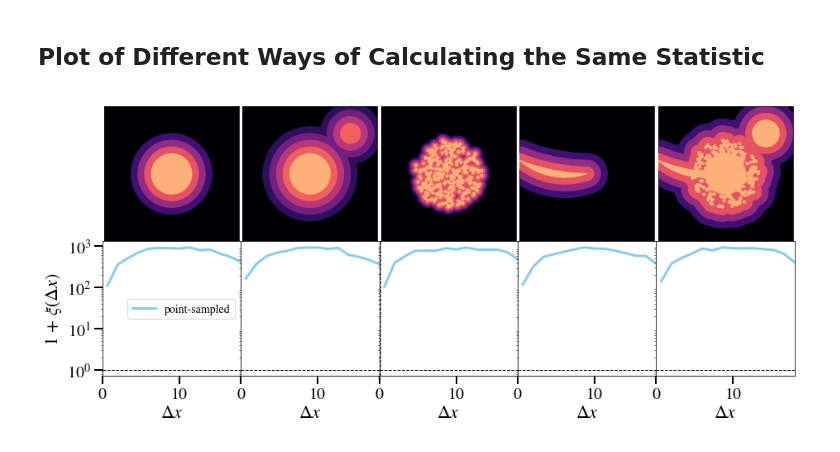
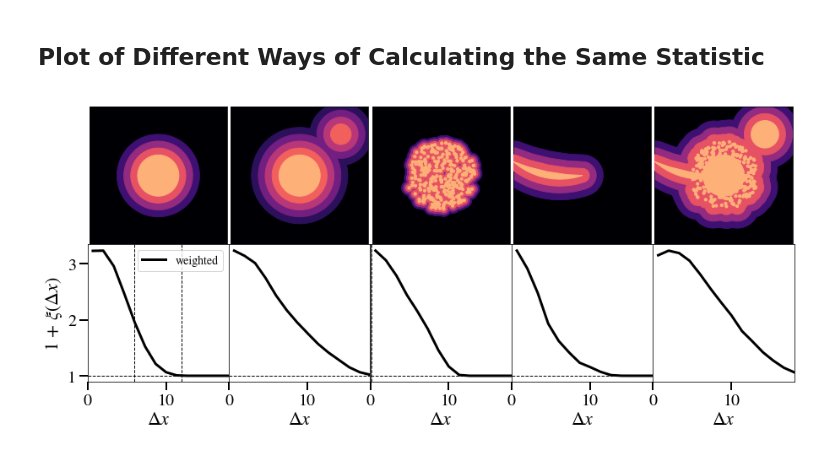
Before and after one commit to zhafen/stained_glass, a Jupyter notebook: stained_glass/examples/explain_value_dependant_statistics.ipynb, the cells around one changed output. Saved outputs shown, nothing was run; the diff lists cells and outputs as text; code cells hidden in the pictures.

Commit message:
Added weighted TPCF.

```diff
--- a/stained_glass/examples/explain_value_dependant_statistics.ipynb
+++ b/stained_glass/examples/explain_value_dependant_statistics.ipynb
@@ -14,7 +14,7 @@ import stained_glass.stats as stats
 ## Parameters
 # %%
 # Number of sightlines
-n = 100
+n = 1000
 r_clump = 0.2
 edges_log = np.logspace( -2., np.log10( 20. ), 16 )
 edges = np.linspace( 0., 20., 16 )
@@ -208,8 +208,8 @@ for i, ip in enumerate( ips ):
         xs,
         1. + tpcf,
         linewidth = 3,
-        color = palettable.cartocolors.qualitative.Safe_2.mpl_colors[0],
-        label = 'point-sampled'
+        color = 'k',
+        label = 'weighted'
     )
 #     ax.plot(
 #         xs,
@@ -227,10 +227,27 @@ for i, ip in enumerate( ips ):
     )
 
     if i == 2:
+
+        # Clump line
         ax.axvline(
             r_clump,
             linewidth = 1.,
             color = '.3',
+            linestyle = '--',
+        )
+
+    if i == 0:
+
+        ax.axvline(
+            6.,
+            linewidth = 1.,
+            color = 'k',
+            linestyle = '--',
+        )
+        ax.axvline(
+            12.,
+            linewidth = 1.,
+            color = 'k',
             linestyle = '--',
         )
 
@@ -241,32 +258,32 @@ for i in range( ncols ):
         ax = plt.subplot( gs[j,i], )
 
         # Projection Plot options
         if j < 1:
 
             ax.set_aspect( 'equal' )
             ax.tick_params( labelleft=False, labelbottom=False, left=False, bottom=False)
 
         # Statistics options
         if j >= 1:
 
             # Remove tick labels
             if not ax.is_first_col():
                 ax.tick_params( labelleft=False, left=False, )
             if not ax.is_last_row():
                 ax.tick_params( labelbottom=False, bottom=False )
 
             # Limits for statistics
             ax.set_xlim( edges[0], edges[-1]*0.9 )
 #             ax.set_ylim( 0.05, 200 )
 
 #             ax.set_xscale( 'log' )
-            ax.set_yscale( 'log' )
+#             ax.set_yscale( 'log' )
 
             ax.set_xlabel( r'$\Delta x$', fontsize=22 )
             if ax.is_first_col():
                 ax.set_ylabel( r'1 + $\xi(\Delta x)$', fontsize=22 )
 
             if ax.is_first_col():
                 ax.legend( prop={'size': 14})
 # %% [output]
-[figure, old version]
+[figure, new version]
```
Also changed, not shown: 3 other files.
